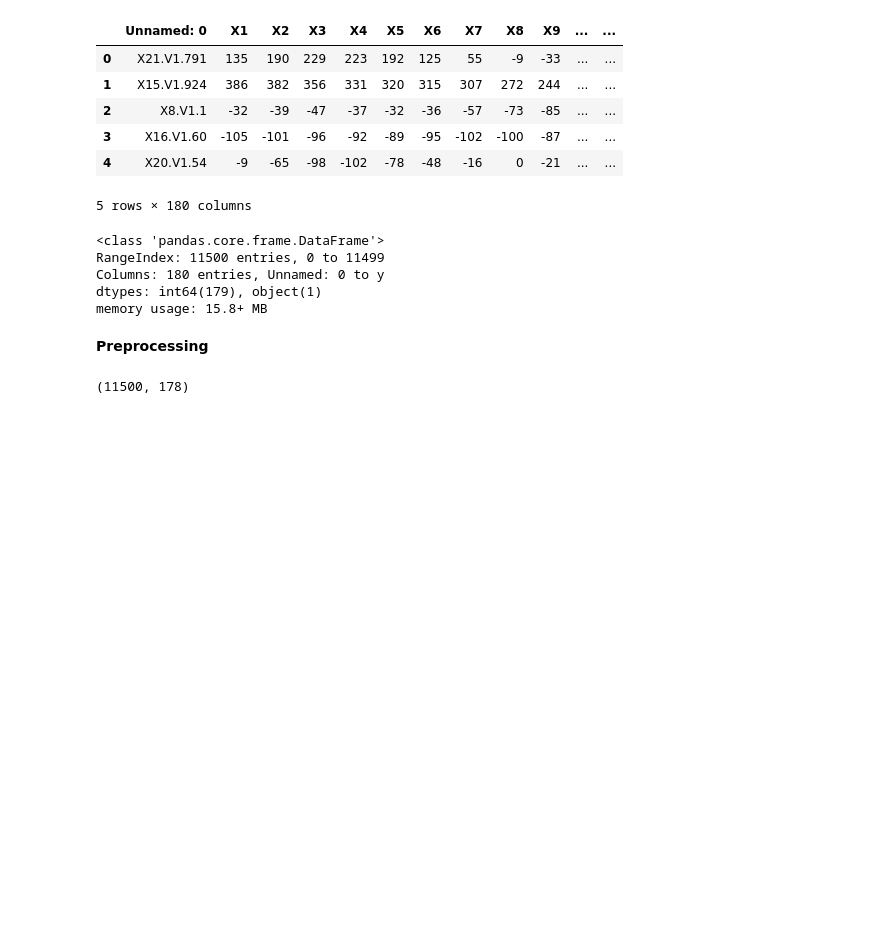
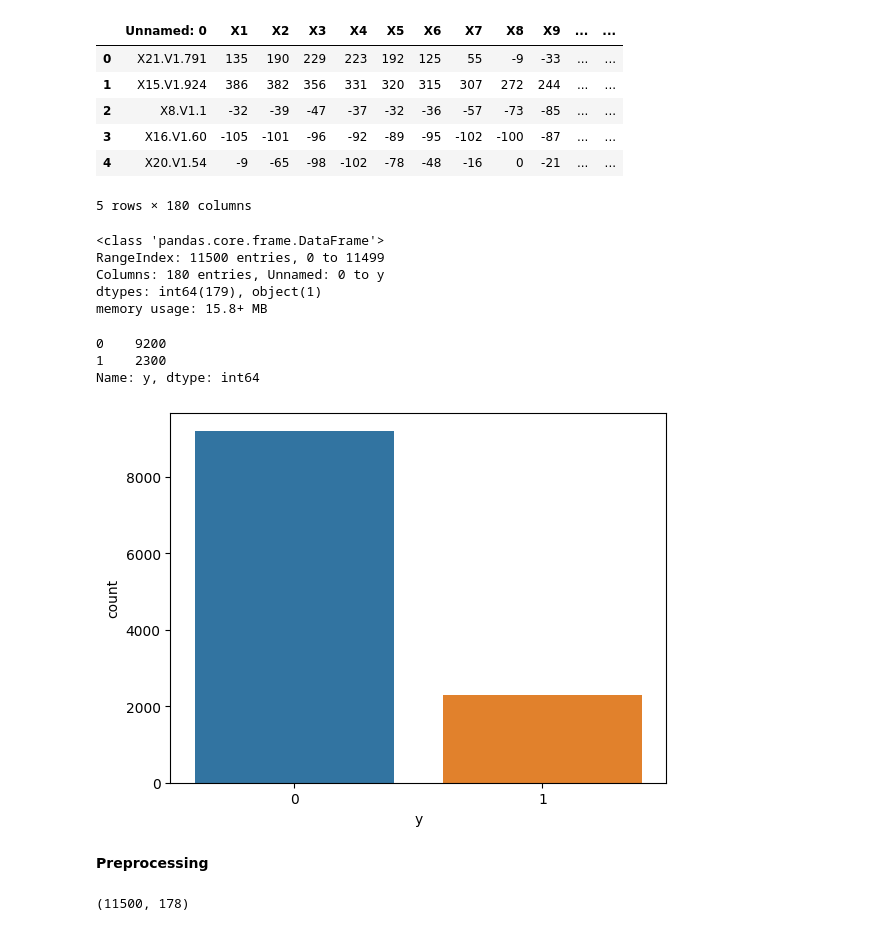
Before and after one commit to rantrek/Epileptic-Seizure-Detection---EEG, a Jupyter notebook: PredictES_classicalML.ipynb, the cells around one changed output. Drawn from its saved outputs; the diff is of its cells as text; code cells hidden in the pictures; blank space fills up the shorter version.

```diff
--- a/PredictES_classicalML.ipynb
+++ b/PredictES_classicalML.ipynb
@@ -71,6 +70,16 @@ RangeIndex: 11500 entries, 0 to 11499
 Columns: 180 entries, Unnamed: 0 to y
 dtypes: int64(179), object(1)
 memory usage: 15.8+ MB
+# %%
+#Check if data is imbalanced
+
+ct = sns.countplot(data['y'], label = "Count")
+data['y'].value_counts()
+# %% [output]
+0    9200
+1    2300
+Name: y, dtype: int64
+[figure, added]
 # %% [markdown]
 **Preprocessing**
 # %%
```
Also changed, not shown: parts of 16 cells of this notebook.
